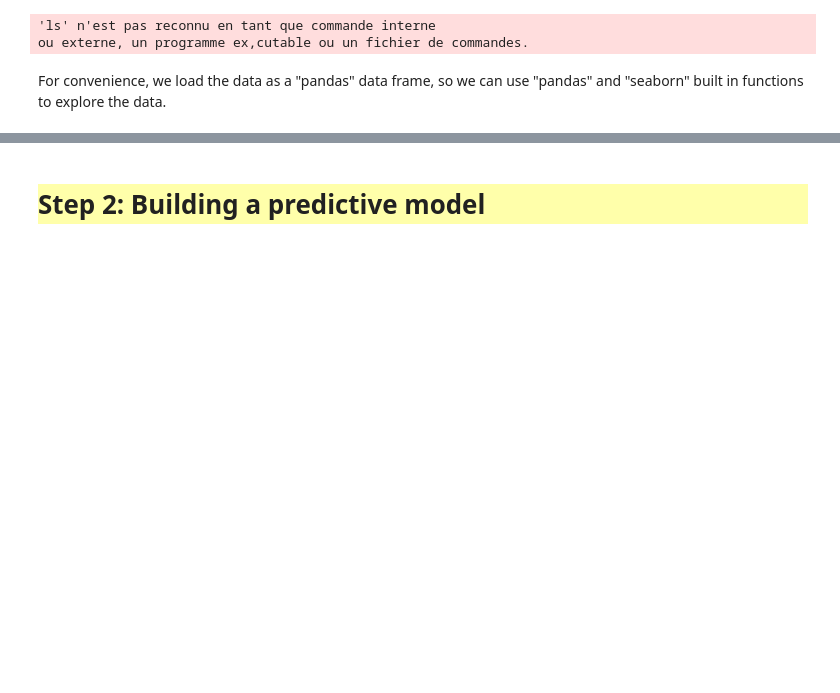
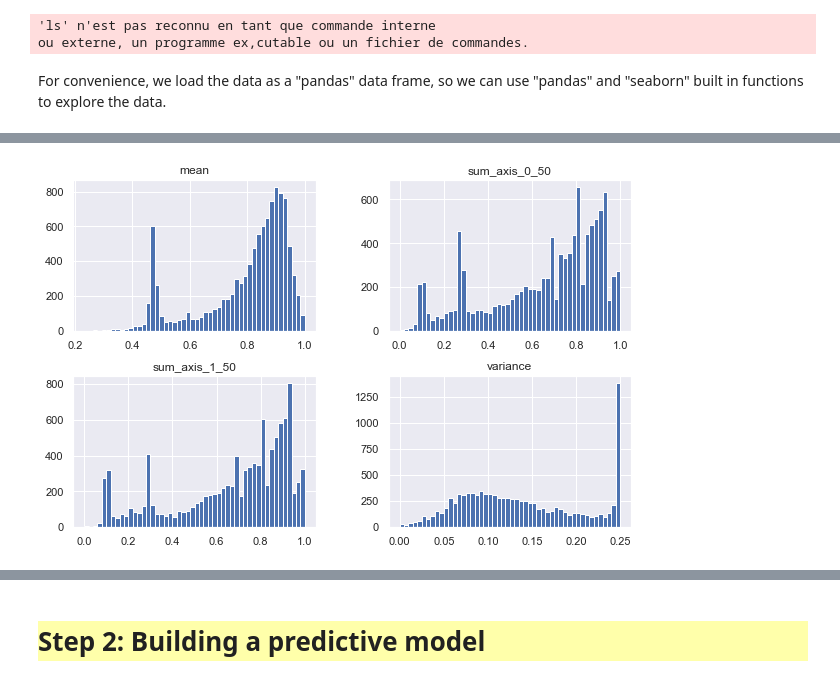
Before and after one commit to Tahkare/Projet-AIC, a Jupyter notebook: starting_kit/README.ipynb, the cells around one changed output, grey strips where cells are left out. Drawn from its saved outputs; the diff is of its cells as text; code cells hidden in the pictures; blank space fills up the shorter version.

```diff
--- a/starting_kit/README.ipynb
+++ b/starting_kit/README.ipynb
@@ -83,2 +105,4 @@ data.describe()
 # %%
-data[['Pixel 0', 'Pixel 2500', 'Pixel 5000', 'Pixel 7500']].hist(figsize=(10, 10), bins=50, layout=(3, 2));
+data[['sum_axis_0_50','sum_axis_1_50','mean','variance']].hist(figsize=(10, 10), bins=50, layout=(3, 2));
+# %% [output]
+[figure, added]
```
Also changed, not shown: parts of 12 cells of this notebook.
